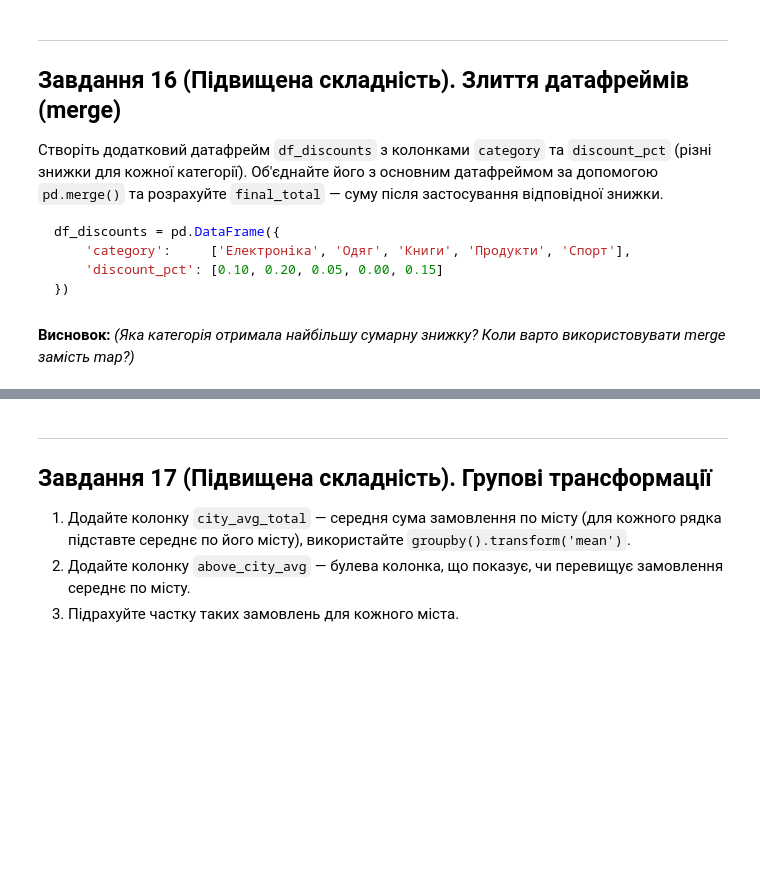
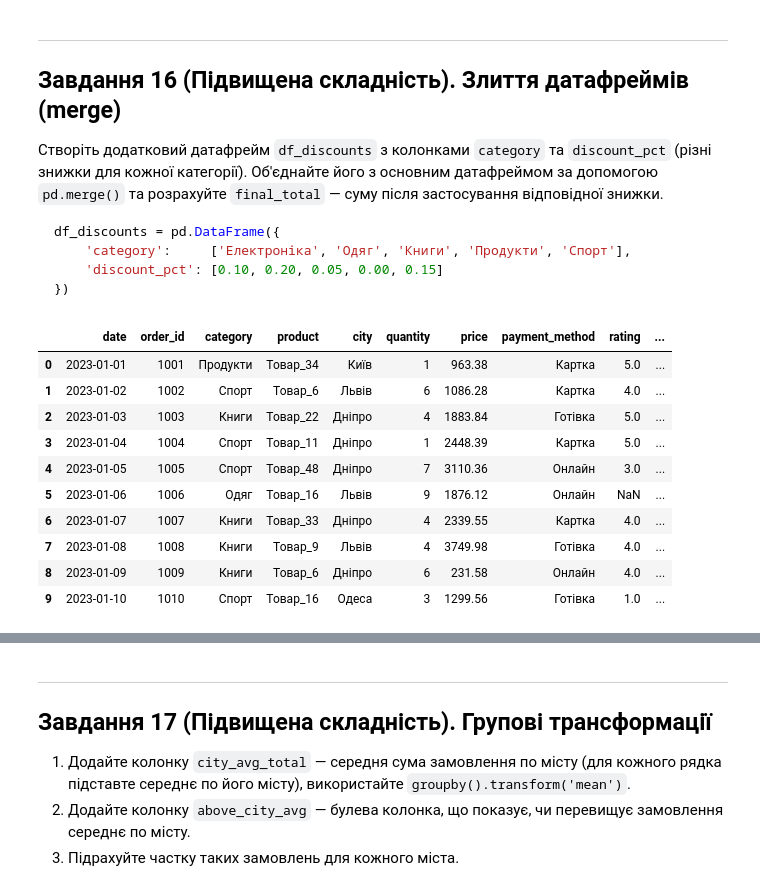
Before and after one commit to zzzer0-wav/myDTA_2026, a Jupyter notebook: classmade/PANDAS_tasks_beginners_DTA.ipynb, the cells around one changed output, grey strips where cells are left out. Drawn from its saved outputs; the diff is of its cells as text; code cells hidden in the pictures; blank space fills up the shorter version.

```diff
--- a/classmade/PANDAS_tasks_beginners_DTA.ipynb
+++ b/classmade/PANDAS_tasks_beginners_DTA.ipynb
@@ -706,9 +718,24 @@ df_discounts = pd.DataFrame({
 # %%
 df_discounts = pd.DataFrame({
     'category':     ['Електроніка', 'Одяг', 'Книги', 'Продукти', 'Спорт'],
     'discount_pct': [0.10, 0.20, 0.05, 0.00, 0.15]
 })
 
 # Ваш код тут
+df_merged = df.merge(df_discounts, on='category', how='left')
+
+df_merged['final_total'] = df_merged['total'] * (1 - df_merged['discount_pct'])
+
+df_merged.head(10)
+# %% [output]
+|  | date | order_id | category | product | city | quantity | price | payment_method | rating | ... |
+| 0 | 2023-01-01 | 1001 | Продукти | Товар_34 | Київ | 1 | 963.38 | Картка | 5.0 | ... |
+| 1 | 2023-01-02 | 1002 | Спорт | Товар_6 | Львів | 6 | 1086.28 | Картка | 4.0 | ... |
+| 2 | 2023-01-03 | 1003 | Книги | Товар_22 | Дніпро | 4 | 1883.84 | Готівка | 5.0 | ... |
+| 3 | 2023-01-04 | 1004 | Спорт | Товар_11 | Дніпро | 1 | 2448.39 | Картка | 5.0 | ... |
+| 4 | 2023-01-05 | 1005 | Спорт | Товар_48 | Дніпро | 7 | 3110.36 | Онлайн | 3.0 | ... |
+| 5 | 2023-01-06 | 1006 | Одяг | Товар_16 | Львів | 9 | 1876.12 | Онлайн | NaN | ... |
+| 6 | 2023-01-07 | 1007 | Книги | Товар_33 | Дніпро | 4 | 2339.55 | Картка | 4.0 | ... |
+| 7 | 2023-01-08 | 1008 | Книги | Товар_9 | Львів | 4 | 3749.98 | Готівка | 4.0 | ... |
+| 8 | 2023-01-09 | 1009 | Книги | Товар_6 | Дніпро | 6 | 231.58 | Онлайн | 4.0 | ... |
+| 9 | 2023-01-10 | 1010 | Спорт | Товар_16 | Одеса | 3 | 1299.56 | Готівка | 1.0 | ... |
-# %% [markdown]
-**Висновок:** *(Яка категорія отримала найбільшу сумарну знижку? Коли варто використовувати merge замість map?)*
```
Also changed, not shown: parts of 13 cells of this notebook.
